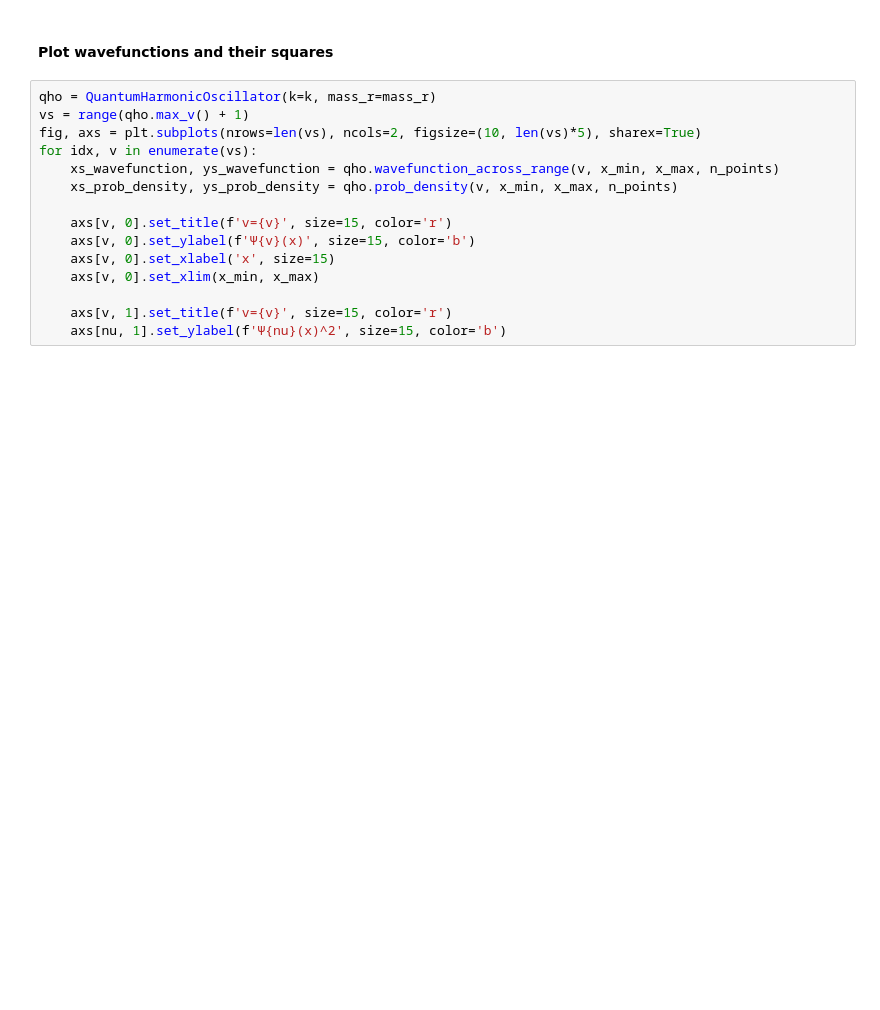
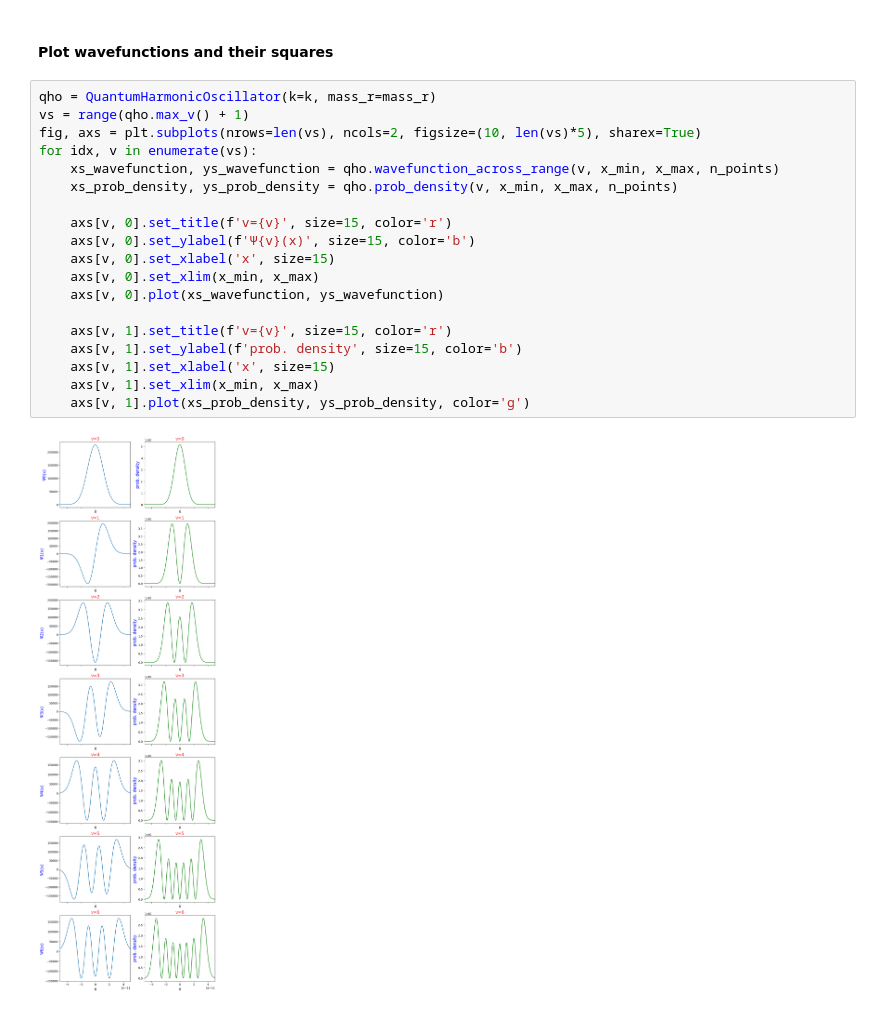
Before and after one commit to akey7/quantum-harmonic-oscillator, a Jupyter notebook: harmonic-oscillator-stills.ipynb, the cells around one changed output. Saved outputs shown, nothing was run; the diff lists cells and outputs as text; blank space fills up the shorter version.

```diff
--- a/harmonic-oscillator-stills.ipynb
+++ b/harmonic-oscillator-stills.ipynb
@@ -64,15 +64,21 @@ n_points = 1000  # Number of points to to calculate between the min and max
 # %%
 qho = QuantumHarmonicOscillator(k=k, mass_r=mass_r)
 vs = range(qho.max_v() + 1)
 fig, axs = plt.subplots(nrows=len(vs), ncols=2, figsize=(10, len(vs)*5), sharex=True)
 for idx, v in enumerate(vs):
     xs_wavefunction, ys_wavefunction = qho.wavefunction_across_range(v, x_min, x_max, n_points)
     xs_prob_density, ys_prob_density = qho.prob_density(v, x_min, x_max, n_points)
 
     axs[v, 0].set_title(f'v={v}', size=15, color='r')
     axs[v, 0].set_ylabel(f'Ψ{v}(x)', size=15, color='b')
     axs[v, 0].set_xlabel('x', size=15)
     axs[v, 0].set_xlim(x_min, x_max)
+    axs[v, 0].plot(xs_wavefunction, ys_wavefunction)
 
     axs[v, 1].set_title(f'v={v}', size=15, color='r')
-    axs[nu, 1].set_ylabel(f'Ψ{nu}(x)^2', size=15, color='b')
+    axs[v, 1].set_ylabel(f'prob. density', size=15, color='b')
+    axs[v, 1].set_xlabel('x', size=15)
+    axs[v, 1].set_xlim(x_min, x_max)
+    axs[v, 1].plot(xs_prob_density, ys_prob_density, color='g')
+# %% [output]
+[figure, added]
```
